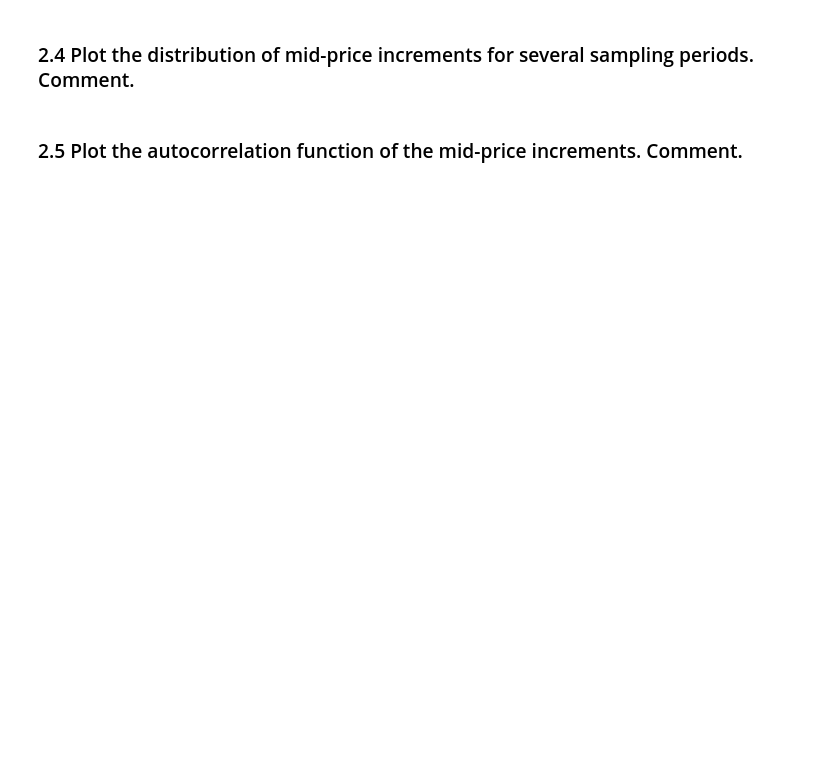
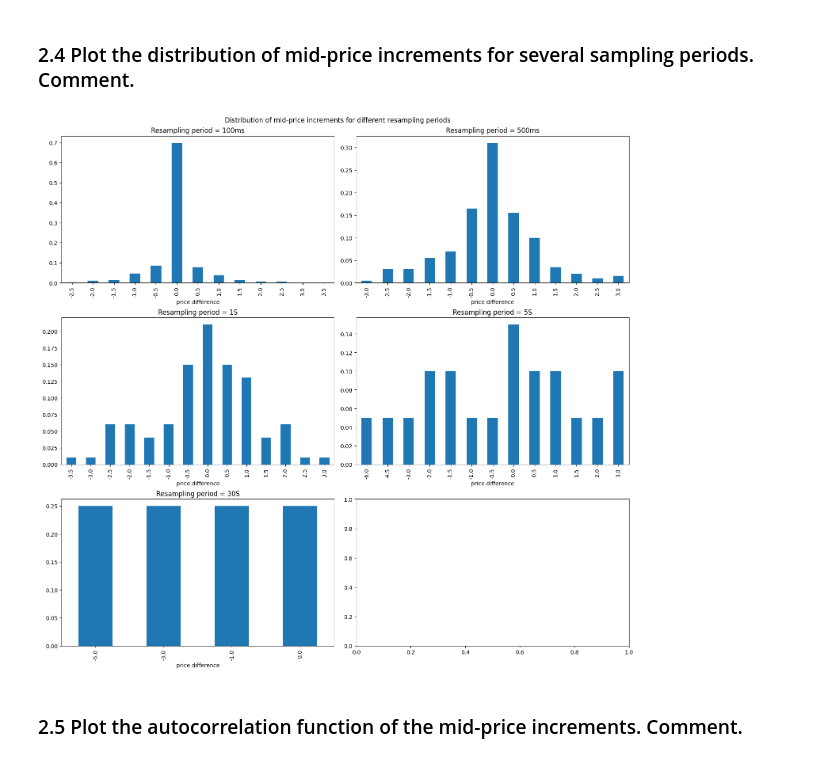
Before and after one commit to PierreArtigalaCS/DHF, a Jupyter notebook: DHF-LAB6-ARTIGALA-CHATAIGNAULT.ipynb, the cells around one changed output. Saved outputs shown, nothing was run; the diff lists cells and outputs as text; code cells hidden in the pictures; blank space fills up the shorter version.

```diff
--- a/DHF-LAB6-ARTIGALA-CHATAIGNAULT.ipynb
+++ b/DHF-LAB6-ARTIGALA-CHATAIGNAULT.ipynb
@@ -443,4 +482,37 @@ _ = plot_spread_distribution()
 # %% [markdown]
 ### 2.4 Plot the distribution of mid-price increments for several sampling periods. Comment.
+# %%
+def plot_mid_price_increments_distributions(resample_periods):
+    """Plot the histogram of the mid price increments """
+    # initialise plot
+    fig, axs = plt.subplots(nrows=(len(resample_periods)+1)//2, ncols=2, figsize=(15, 7*(len(resample_periods)//2)), layout="constrained")
+    fig.suptitle("Distribution of mid-price increments for different resampling periods")
+    for k, dt in enumerate(resample_periods):
+        # load the LOB
+        df = load_results()
+        # get the mid-price
+        mids = df.apply(lambda row: (row.loc[row>0].index.astype(int).min() + row.loc[row<0].index.astype(int).max())/2., axis=1)
+        mids.index = pd.Series(mids.index).apply(lambda t: timedelta(seconds=t)).values
+        # resample
+        mids = mids.resample(dt).last()
+        # get the increments
+        mids_incr = mids.diff().fillna(0.)
+        # get the distribution of increments
+        mids_incr_dist = mids_incr.groupby(mids_incr).count()/len(mids_incr)
+        # plot increments distribution
+        mids_incr_dist.plot(
+            kind="bar",
+            ax=axs[k//2, k % 2],
+            title="Resampling period = " + dt,
+            xlabel="price difference")
+        axs.grid()
+        axs.set_ylabel("Density")
+        axs.set_xlabel("Mid price increment")
+# %%
+resample_periods = ["100ms", "500ms", "1S", "5S", "30S"]
+
+plot_mid_price_increments_distributions(resample_periods)
+# %% [output]
+[figure, added]
 # %% [markdown]
 ### 2.5 Plot the autocorrelation function of the mid-price increments. Comment.
```
Also changed, not shown: parts of 20 cells of this notebook.
